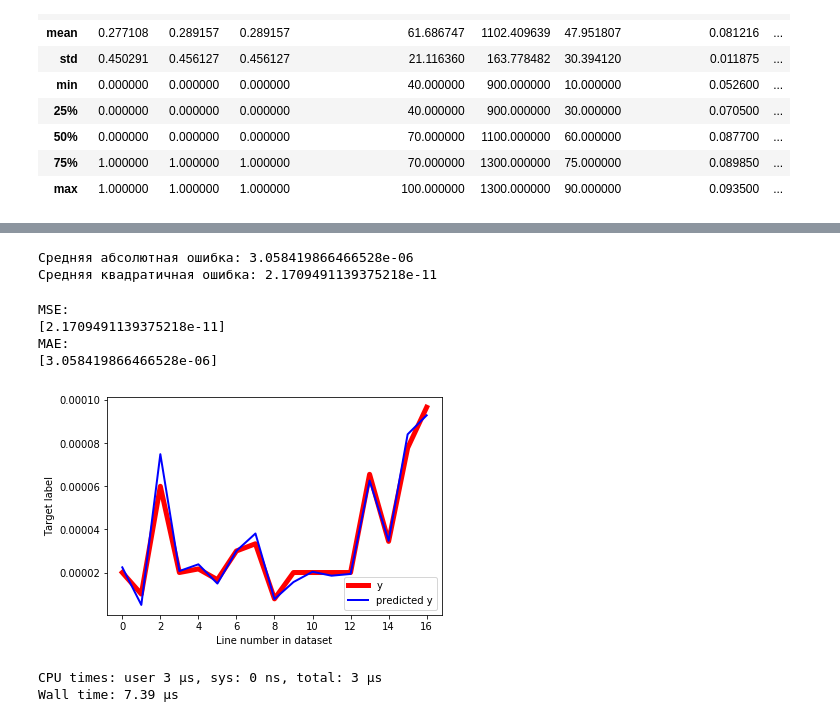
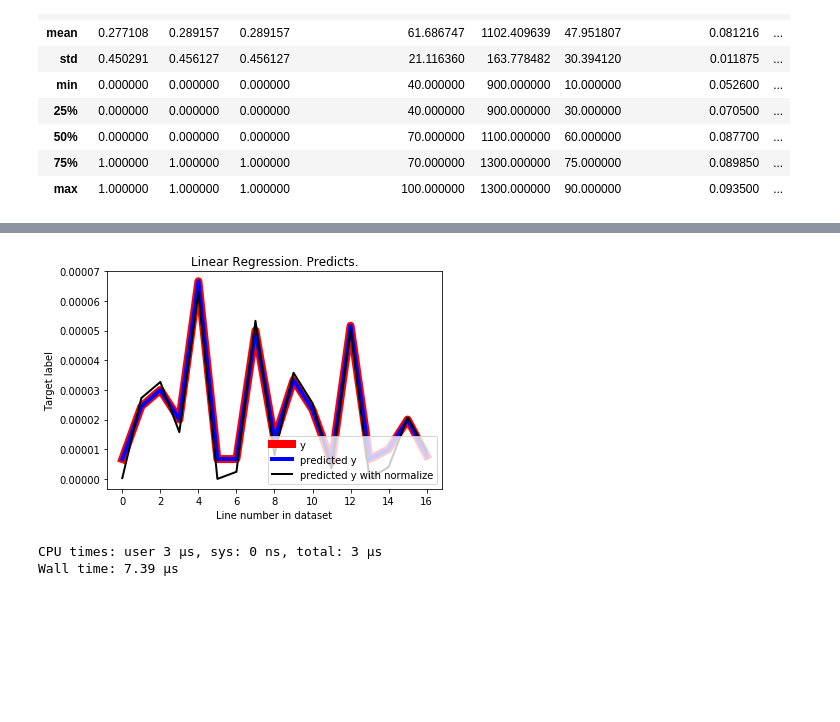
Before and after one commit to TDasha/DataAnalysis, a Jupyter notebook: SGW/src/main.ipynb, the cells around one changed output, grey strips where cells are left out. Cells and saved outputs as stored; diff of their text form; code cells hidden in the pictures; blank space fills up the shorter version.

Commit message:
add Linear Regression (1) with normalize

```diff
--- a/SGW/src/main.ipynb
+++ b/SGW/src/main.ipynb
@@ -56,12 +57,14 @@ trainY = np.array(train["Yield_of_carbon"])
 # %%
 from sklearn import preprocessing
 
-trainX = preprocessing.normalize(trainX)
+normalizeX = preprocessing.normalize(trainX)
 # %%
 from sklearn.linear_model import LinearRegression
 
-model = LinearRegression(normalize=True)
+model = LinearRegression(normalize=False)
+n_model = LinearRegression(normalize=True)
 # %%
 %time
 model.fit(trainX, trainY)
+n_model.fit(normalizeX, trainY)
 # %% [output]
@@ -74,46 +77,40 @@ from sklearn.metrics import mean_absolute_error, mean_squared_error
 testX = np.array(test.drop(["Yield_of_carbon"], 1))
 testY = np.array(test["Yield_of_carbon"])
 
-predict = model.predict(preprocessing.normalize(testX))
+predict = model.predict(testX)
+n_predict = n_model.predict(preprocessing.normalize(testX))
 
 mae = mean_absolute_error(testY, predict)
 print("Средняя абсолютная ошибка:", mae)
 mse = mean_squared_error(testY, predict)
 print("Средняя квадратичная ошибка:", mse)
+
+n_mae = mean_absolute_error(testY, n_predict)
+print("Средняя абсолютная ошибка (c нормализацией):", n_mae)
+n_mse = mean_squared_error(testY, n_predict)
+print("Средняя квадратичная ошибка (c нормализацией):", n_mse)
-# %% [output]
-Средняя абсолютная ошибка: 3.058419866466528e-06
-Средняя квадратичная ошибка: 2.1709491139375218e-11
-# %%
-mean_abs_errors = []
-mean_sq_errors = []
-mean_abs_errors.append(mae)
-mean_sq_errors.append(mse)
-
-print("MSE:", mean_sq_errors, "MAE:", mean_abs_errors, sep='\n')
-# %% [output]
-MSE:
-[2.1709491139375218e-11]
-MAE:
-[3.058419866466528e-06]
 # %%
 import matplotlib.pyplot as plt
 %matplotlib inline
 
 f = 0
 t = testY.size
 xx = [i for i in range(trainX.shape[0])]
 y = testY
 y2 = predict
+y3 = n_predict
 
 plt.figure()
-plt.plot(xx[f:t], y[f:t], color='r', linewidth=5, label='y')
-plt.plot(xx[f:t], y2[f:t], color='b', linewidth=2, label='predicted y')
+plt.plot(xx[f:t], y[f:t], color='r', linewidth=8, label='y')
+plt.plot(xx[f:t], y2[f:t], color='b', linewidth=4, label='predicted y')
+plt.plot(xx[f:t], y3[f:t], color='k', linewidth=2, label='predicted y with normalize')
 plt.ylabel('Target label')
 plt.xlabel('Line number in dataset')
 plt.legend(loc=4)
+plt.title('Linear Regression. Predicts.')
 plt.show()
 # %% [output]
-[figure, old version]
+[figure, new version]
 # %%
 from sklearn.linear_model import Ridge
 
```
Also changed, not shown: parts of 2 cells of this notebook, 1 other file.
